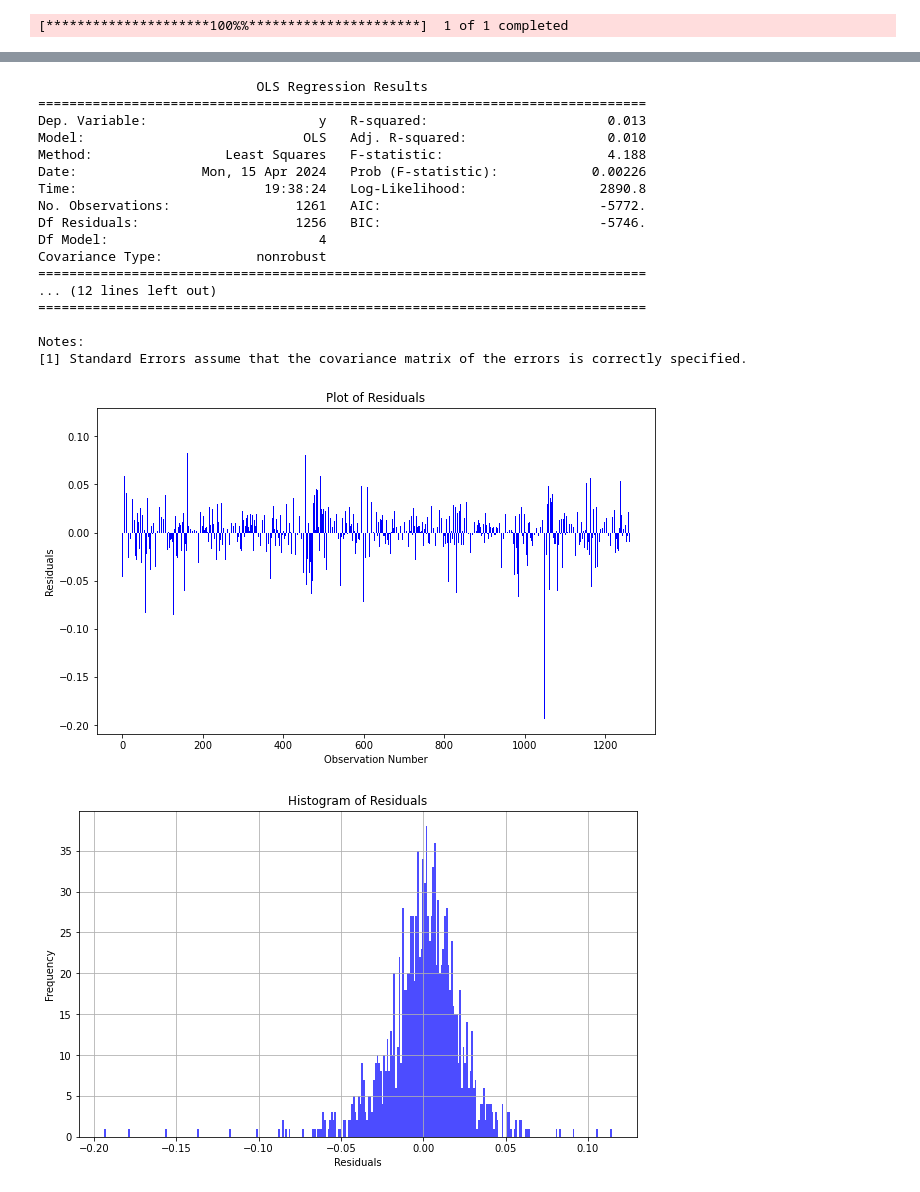
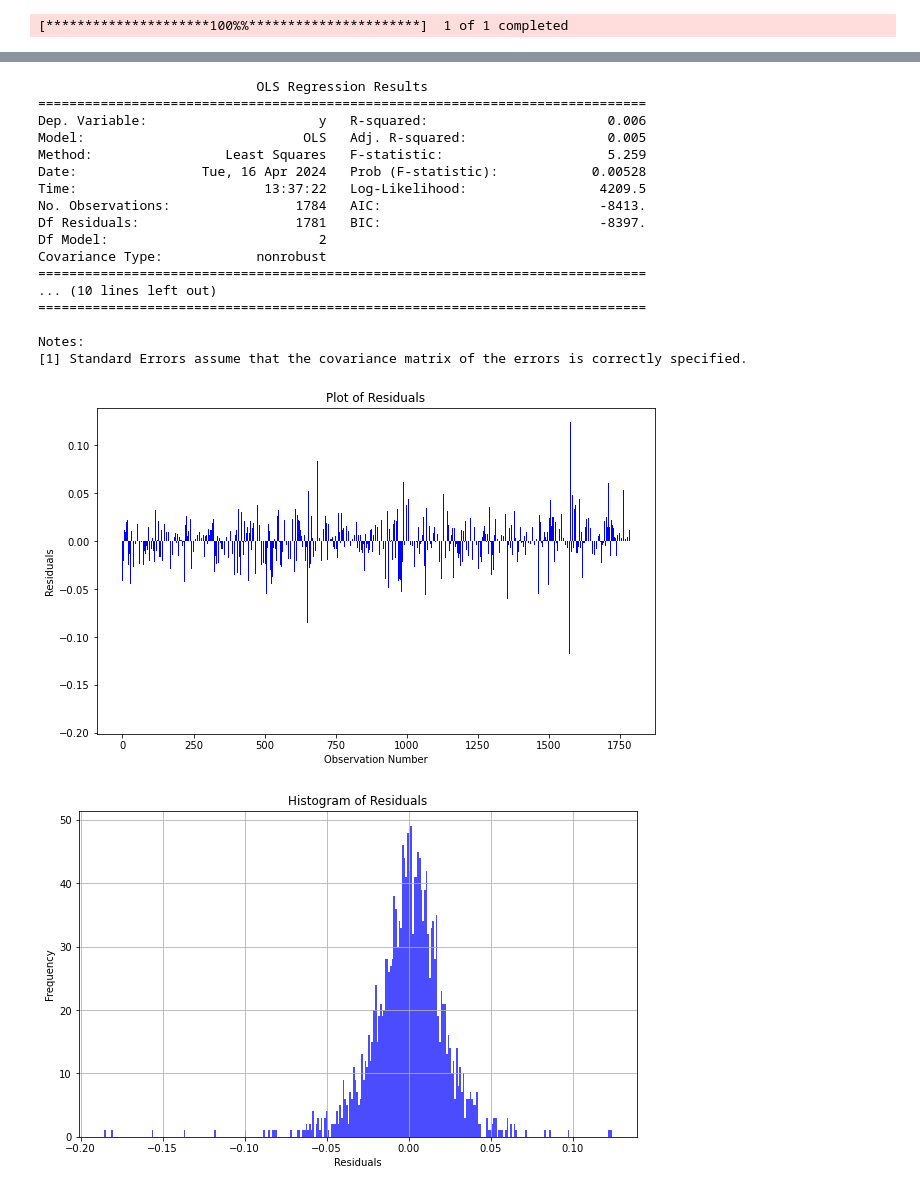
Before and after one commit to Philip-Lacava/Asset-Price-Bubble-Detection, a Jupyter notebook: Bubble Model 2.ipynb, the cells around one changed output, grey strips where cells are left out. Cells and saved outputs as stored; diff of their text form; code cells hidden in the pictures.

```diff
--- a/Bubble Model 2.ipynb
+++ b/Bubble Model 2.ipynb
@@ -9,25 +9,26 @@ import yfinance as yf
 from statsmodels.tsa.seasonal import seasonal_decompose
 from statsmodels.graphics.tsaplots import plot_acf, plot_pacf
 import statsmodels.api as sm
+from scipy.stats import norm
 
 
-# Read data from an Excel file
+# Read data from yfinance
 ticker = '^DJA'
-start = '2000-01-01'
+start = '1990-01-01'
 end = '2024-04-01'
 data = yf.download(ticker, start, end, interval='1wk')['Close']
 price = data.values.flatten()
 T = len(price)
 
-# Create a date range starting from March 1871
-date = pd.date_range(start='2000-01-01', periods=T, freq='w')
+# Create a date range and set frequency
+date = pd.date_range(start='1990-01-01', periods=T, freq='w')
 
-# Initial settings for the SADF test
+# Initial settings for the SADF test window
 r0 = 0.01 + 1.8 / np.sqrt(T)
 swindow0 = int(np.floor(r0 * T))
 dim = T - swindow0 + 1
 
-# Assuming 'price' and 'date' are already defined
+# Generating log differences data for analysis
 log_price = np.array(np.log(price))
 delta_log_price = log_price[1:] - log_price[:-1]
 
@@ -145,77 +144,77 @@ plt.show()
 # %%
+# Lag effect estimation Regression
 def estimate_lag_effect(ts, lags):
     """
     Estimates the effect of lagged values on the current value of a time series.
 
     Parameters:
     - ts (pandas.Series or numpy.ndarray): The time series data.
-    - lags (int): The number of lagged terms to include in the model.
+    - lags (int): The number of lagged terms to include in the model. Must be non-negative.
 
     Returns:
     - result (RegressionResults): The regression results object from statsmodels.
     """
-    # Ensure input is a pandas Series for ease of manipulation
+    if not isinstance(lags, int) or lags < 0:
+        raise ValueError("lags must be a non-negative integer")
+
     if not isinstance(ts, pd.Series):
         ts = pd.Series(ts)
 
-    # Prepare the DataFrame to include lags using a more vectorized approach
+    if len(ts) <= lags:
+        raise ValueError("Time series is too short relative to the number of lags requested")
+
     df = pd.concat([ts.shift(i) for i in range(lags + 1)], axis=1)
     df.columns = ['y'] + [f'lag_{i}' for i in range(1, lags + 1)]
-
-    # Remove the rows with NaN values (these are the first 'lags' rows)
     df = df.dropna()
 
-    # Define the independent variables (lagged values) and the dependent variable
     X = df.drop(columns='y')
+    X = sm.add_constant(X)
     y = df['y']
 
-    # Add a constant to the model (intercept)
-    X = sm.add_constant(X)
-
-    # Fit the regression model
     model = sm.OLS(y, X)
     result = model.fit()
 
     return result
 # %%
-result = estimate_lag_effect(delta_log_price, lags=4)
+# Risiduals of lag effect regression
+result = estimate_lag_effect(delta_log_price, lags=2)
 print(result.summary())
 
 residuals = result.resid
 
 # Plotting the residuals on a bar graph
 plt.figure(figsize=(10, 6))
 plt.bar(range(len(residuals)), residuals, color='blue')
 plt.xlabel('Observation Number')
 plt.ylabel('Residuals')
 plt.title('Plot of Residuals')
 plt.show()
 
 # Plotting the residuals on a histogram
 plt.figure(figsize=(10, 6))
 plt.hist(residuals, bins= 300, color='blue', alpha=0.7)
 plt.xlabel('Residuals')
 plt.ylabel('Frequency')
 plt.title('Histogram of Residuals')
 plt.grid(True)
 plt.show()
 # %% [output]
                             OLS Regression Results
 ==============================================================================
-Dep. Variable:                      y   R-squared:                       0.013
-Model:                            OLS   Adj. R-squared:                  0.010
-Method:                 Least Squares   F-statistic:                     4.188
-Date:                Mon, 15 Apr 2024   Prob (F-statistic):            0.00226
-Time:                        19:38:24   Log-Likelihood:                 2890.8
-No. Observations:                1261   AIC:                            -5772.
-Df Residuals:                    1256   BIC:                            -5746.
-Df Model:                           4
+Dep. Variable:                      y   R-squared:                       0.006
+Model:                            OLS   Adj. R-squared:                  0.005
+Method:                 Least Squares   F-statistic:                     5.259
+Date:                Tue, 16 Apr 2024   Prob (F-statistic):            0.00528
+Time:                        13:37:22   Log-Likelihood:                 4209.5
+No. Observations:                1784   AIC:                            -8413.
+Df Residuals:                    1781   BIC:                            -8397.
+Df Model:                           2
 Covariance Type:            nonrobust
 ==============================================================================
-... (12 lines left out)
+... (10 lines left out)
 ==============================================================================
 
 Notes:
 [1] Standard Errors assume that the covariance matrix of the errors is correctly specified.
-[figure, old version]
+[figure, new version]
-[figure, old version]
+[figure, new version]
```
Also changed, not shown: parts of 9 cells of this notebook.
